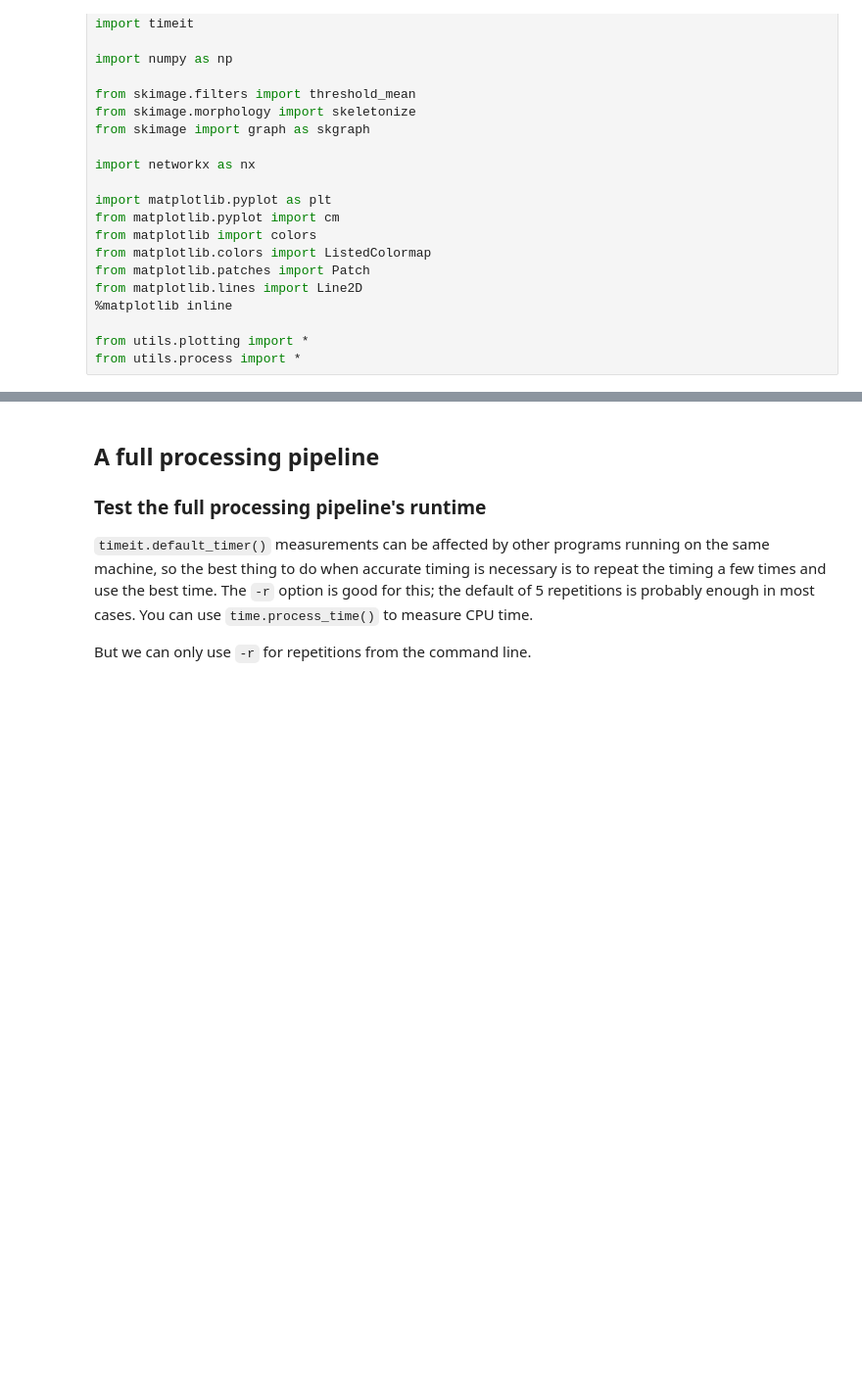
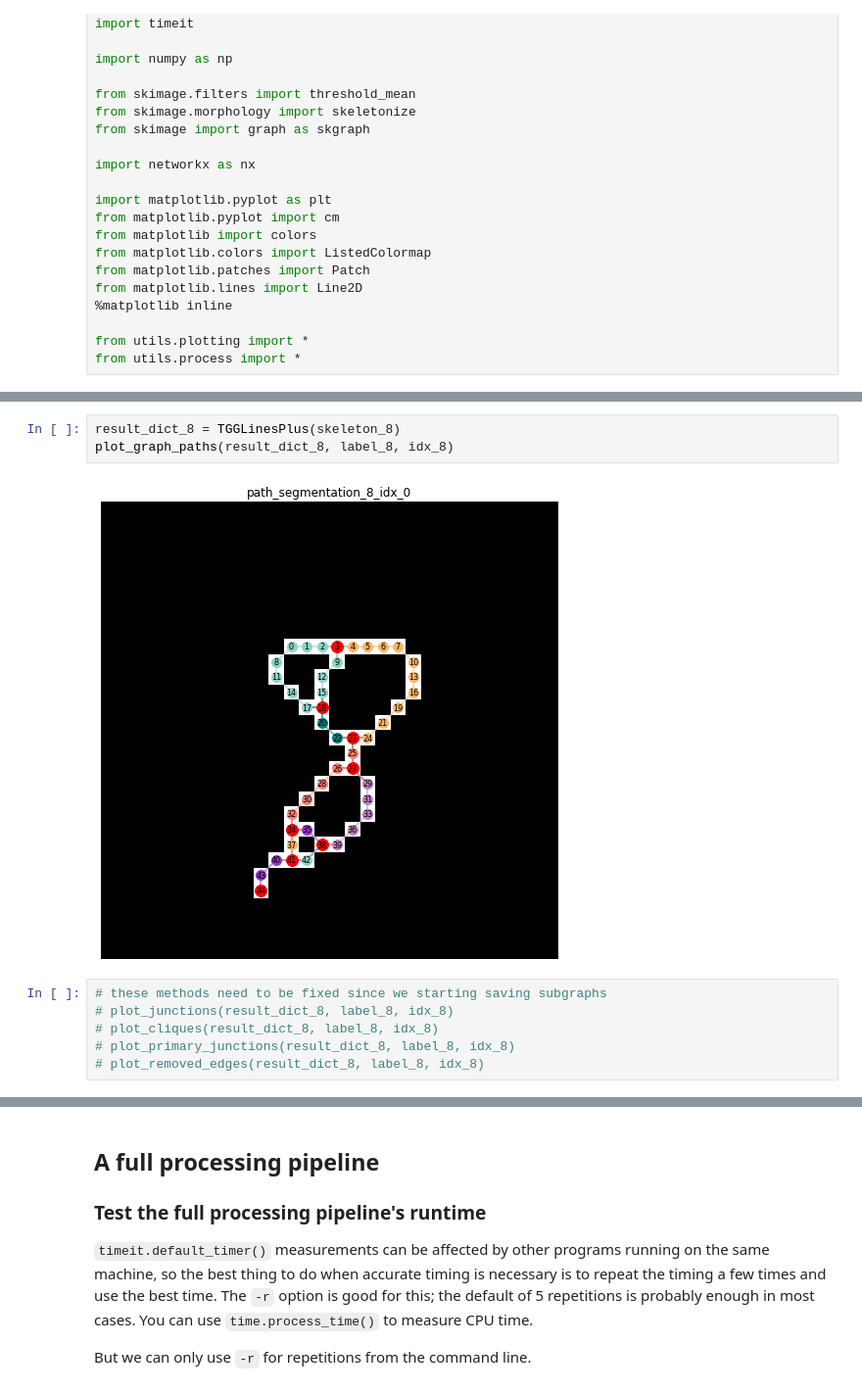
Before and after one commit to GeoAIR-lab/TGGLinesPlus, a Jupyter notebook: notebooks/2_path_segmentation.ipynb, the cells around one changed output, grey strips where cells are left out. Shown: that part at 98% size. Drawn from its saved outputs; the diff is of its cells as text; blank space fills up the shorter version.

```diff
--- a/notebooks/2_path_segmentation.ipynb
+++ b/notebooks/2_path_segmentation.ipynb
@@ -37,0 +151,11 @@ print(len(mnist_labels))
+# %%
+result_dict_8 = TGGLinesPlus(skeleton_8)
+plot_graph_paths(result_dict_8, label_8, idx_8)
+# %% [output]
+[figure, added]
+# %%
+# these methods need to be fixed since we starting saving subgraphs
+# plot_junctions(result_dict_8, label_8, idx_8)
+# plot_cliques(result_dict_8, label_8, idx_8)
+# plot_primary_junctions(result_dict_8, label_8, idx_8)
+# plot_removed_edges(result_dict_8, label_8, idx_8)
```
Also changed, not shown: parts of 59 cells of this notebook, 4 other files.
